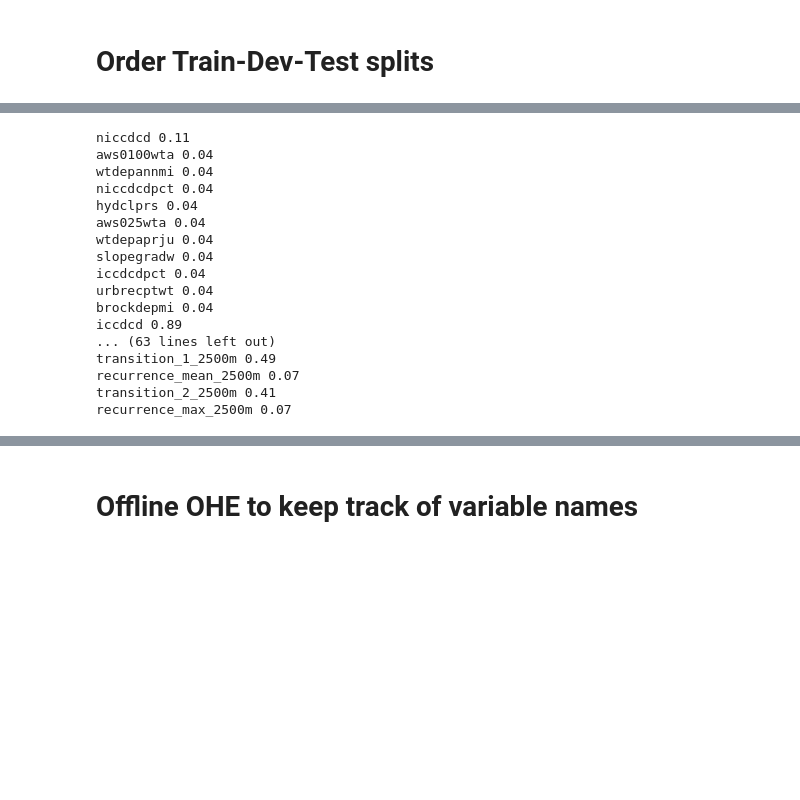
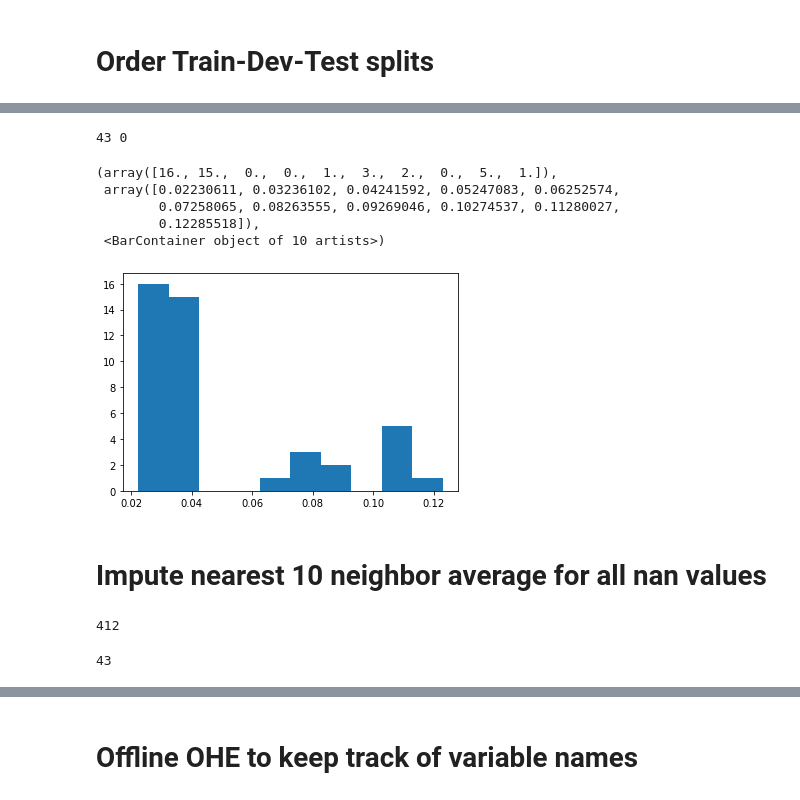
Before and after one commit to jgaustad/pollutemenot-ai, a Jupyter notebook: Madhukar/AWS/2021_03_21_WOTUS_v15.ipynb, the cells around one changed output, grey strips where cells are left out. Saved outputs shown, nothing was run; the diff lists cells and outputs as text; code cells hidden in the pictures; blank space fills up the shorter version.

```diff
--- a/Madhukar/AWS/2021_03_21_WOTUS_v15.ipynb
+++ b/Madhukar/AWS/2021_03_21_WOTUS_v15.ipynb
@@ -594,18 +631,14 @@ df_num_features.shape
 # NOTE: for kNN which uses only lat, lon, have to pass lat, lon as first two cols
 
 # numerical features of interest:
-ssurgo = list(set(range(17, 35)) - set([30])) # 30 = mukey
-nhd = list(range(61, 106)) + list(range(272, 317))
-nwi = list(range(106, 246)) + list(range(317, 456))
-srtm = list(range(35, 61)) + list(range(246, 272))
-closest_wb_fl = list(range(456, 462))
+ssurgo = list(set(range(17, 34)) - set([29])) # 30 = mukey
+nhd = list(range(42, 87)) + list(range(244, 287))
+nwi = list(range(87, 227)) + list(range(287, 426))
+srtm = list(range(34, 42)) + list(range(227, 244))
+# closest_wb_fl = list(range(456, 462))
 
 if run_models:
-    imp_num_feature_list = [5, 7, 11] + list(range(17, 30)) + list(range(31, len(df_num_features))) # baseline
-    # imp_num_feature_list = list(range(19, 445))  # v9.5: no lat, lon, potential_wetland, district, mukey
-#     imp_num_feature_list = [5, 7, 11] #+ list(range(17, 30)) + list(range(31, len(df_num_features)))
-
-    imp_num_feature_list = [5, 11, 7] + ssurgo + closest_wb_fl  + nhd + nwi + srtm
+    imp_num_feature_list = [5, 11, 7] + ssurgo + nhd + nwi + srtm
 
     imp_num_feature = df_num_features.loc[imp_num_feature_list]
     imp_num_feature = list(imp_num_feature.values.flatten())
@@ -719,27 +752,33 @@ imp_num_feature
  'recurrence_max_2500m']
 # %%
-# fraction of nan's in each variable
+# fraction of nan's in each numerical variable
+count = 0
+errors = 0
+nan_dist = []
+nan_vars = []
 for var in df_X_combined_ordered.describe().columns:
     try:
         if np.mean(df_X_combined_ordered[str(var)].isna()) != 0:
-            print(var, round(np.mean(df_X_combined_ordered[str(var)].isna()), 2))
+            nan_vars.append(var)
+            count += 1
+            nan_dist.append(np.mean(df_X_combined_ordered[str(var)].isna()))
+#             print(var, round(np.mean(df_X_combined_ordered[str(var)].isna()), 2))
     except Exception as e:
+        errors += 1
         print(var, "<-------------------")
+print(count, errors    )
+plt.hist(nan_dist)
 # %% [output]
-niccdcd 0.11
-aws0100wta 0.04
-wtdepannmi 0.04
-niccdcdpct 0.04
-hydclprs 0.04
-aws025wta 0.04
-wtdepaprju 0.04
-slopegradw 0.04
-iccdcdpct 0.04
-urbrecptwt 0.04
-brockdepmi 0.04
-iccdcd 0.89
-... (63 lines left out)
-transition_1_2500m 0.49
-recurrence_mean_2500m 0.07
-transition_2_2500m 0.41
-recurrence_max_2500m 0.07
+43 0
+(array([16., 15.,  0.,  0.,  1.,  3.,  2.,  0.,  5.,  1.]),
+ array([0.02230611, 0.03236102, 0.04241592, 0.05247083, 0.06252574,
+        0.07258065, 0.08263555, 0.09269046, 0.10274537, 0.11280027,
+        0.12285518]),
+ <BarContainer object of 10 artists>)
+[figure, added]
+# %% [markdown]
+# Impute nearest 10 neighbor average for all nan values
+# %%
+len(df_X_combined_ordered.columns)
+# %% [output]
+412
@@ -745,0 +787,4 @@ recurrence_max_2500m 0.07
+# %%
+len(nan_vars)
+# %% [output]
+43
```
Also changed, not shown: parts of 29 cells of this notebook, 2 other files.
